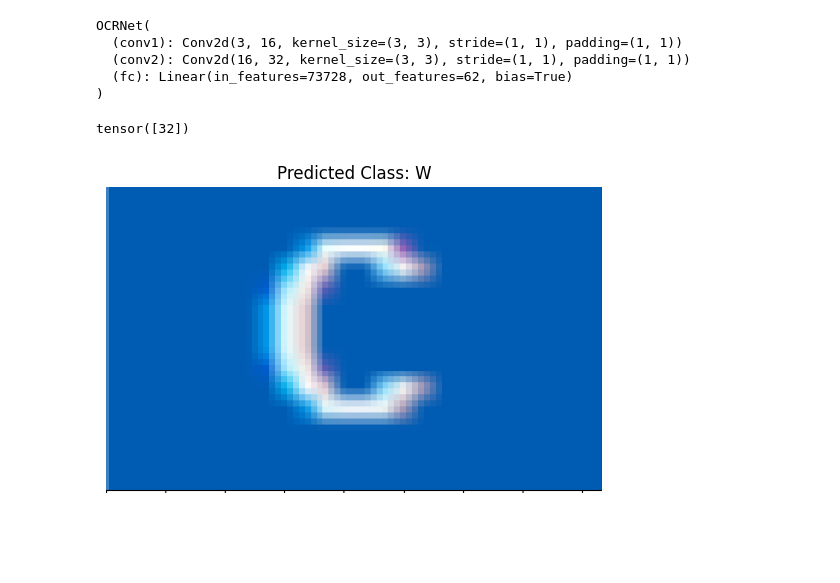
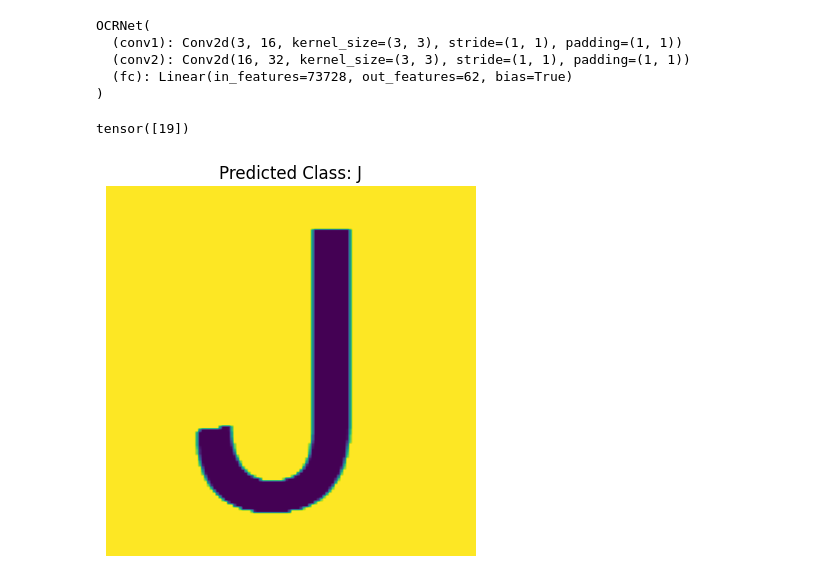
Before and after one commit to josuebatista/PyTorchOCR, a Jupyter notebook: PyTorch_OCR.ipynb, the cells around one changed output. Cells and saved outputs as stored; diff of their text form; code cells hidden in the pictures; blank space fills up the shorter version.

```diff
--- a/PyTorch_OCR.ipynb
+++ b/PyTorch_OCR.ipynb
@@ -213,28 +213,28 @@ OCRNet(
 # %%
 #classes = list('ABCDEFGHIJKLMNOPQRSTUVWXYZabcdefghijklmnopqrstuvwxyz0123456789')
 classes = list('0123456789ABCDEFGHIJKLMNOPQRSTUVWXYZabcdefghijklmnopqrstuvwxyz')
 
 def predict(model, image_path, transform):
     image = Image.open(image_path).convert('RGB')  # Convert to RGB
     image = transform(image).unsqueeze(0)
 
     model.eval()  # Set the model to evaluation mode
     with torch.no_grad():
         output = model(image)
         _, predicted_idx = torch.max(output, 1)
         print(predicted_idx)
         predicted_class = classes[predicted_idx]
 
     plt.imshow(Image.open(image_path))
     plt.title(f'Predicted Class: {predicted_class}')
     plt.axis('off')
     plt.show()
 
 # Specify the path to your image
-#image_path = '/content/EnglishFnt/English/Fnt/Sample020/img020-00250.png'
-image_path = '/content/downloadC.png'
+image_path = '/content/EnglishFnt/English/Fnt/Sample020/img020-00250.png'
+#image_path = '/content/downloadA.png'
 
 predict(model, image_path, preprocess)
 # %% [output]
-tensor([32])
+tensor([19])
-[figure, old version]
+[figure, new version]
```
